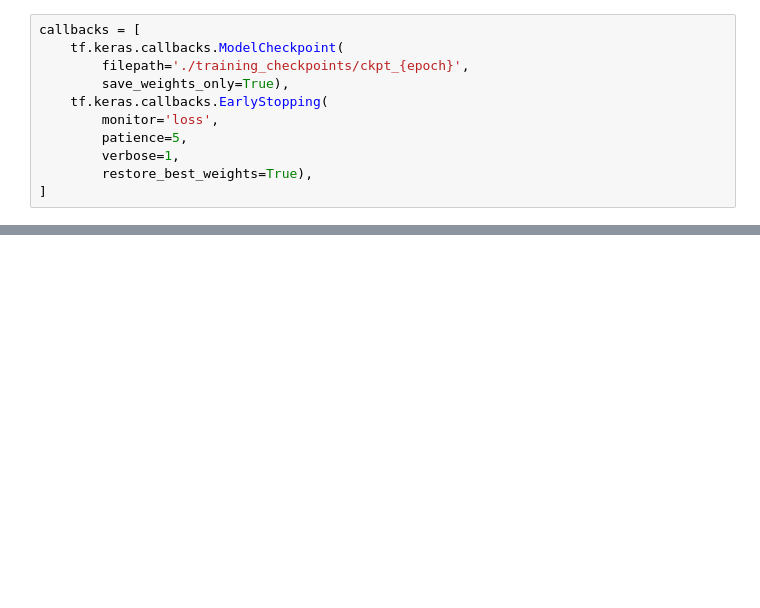
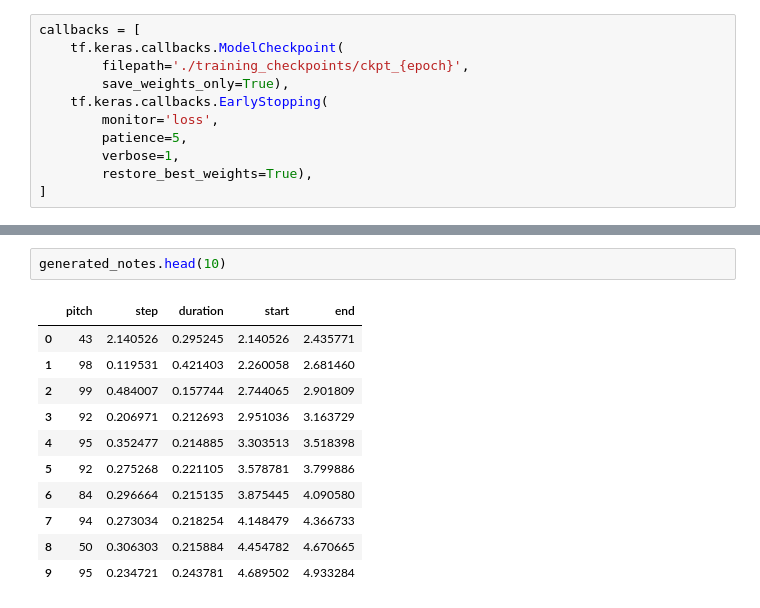
Before and after one commit to ewdlop/AI-ML-Computational-Physics-Note, a Jupyter notebook: TensorFlow/music.ipynb, the cells around one changed output, grey strips where cells are left out. Drawn from its saved outputs; the diff is of its cells as text; blank space fills up the shorter version.

```diff
--- a/TensorFlow/music.ipynb
+++ b/TensorFlow/music.ipynb
@@ -387,0 +491,14 @@ callbacks = [
+# %%
+generated_notes.head(10)
+# %% [output]
+|  | pitch | step | duration | start | end |
+| 0 | 43 | 2.140526 | 0.295245 | 2.140526 | 2.435771 |
+| 1 | 98 | 0.119531 | 0.421403 | 2.260058 | 2.681460 |
+| 2 | 99 | 0.484007 | 0.157744 | 2.744065 | 2.901809 |
+| 3 | 92 | 0.206971 | 0.212693 | 2.951036 | 3.163729 |
+| 4 | 95 | 0.352477 | 0.214885 | 3.303513 | 3.518398 |
+| 5 | 92 | 0.275268 | 0.221105 | 3.578781 | 3.799886 |
+| 6 | 84 | 0.296664 | 0.215135 | 3.875445 | 4.090580 |
+| 7 | 94 | 0.273034 | 0.218254 | 4.148479 | 4.366733 |
+| 8 | 50 | 0.306303 | 0.215884 | 4.454782 | 4.670665 |
+| 9 | 95 | 0.234721 | 0.243781 | 4.689502 | 4.933284 |
```
Also changed, not shown: parts of 8 cells of this notebook.
